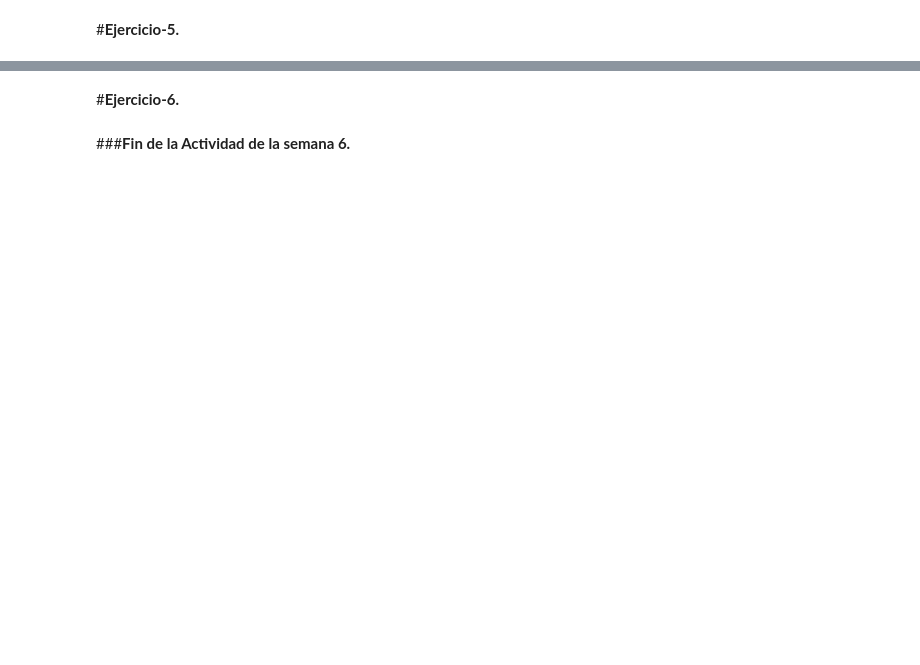
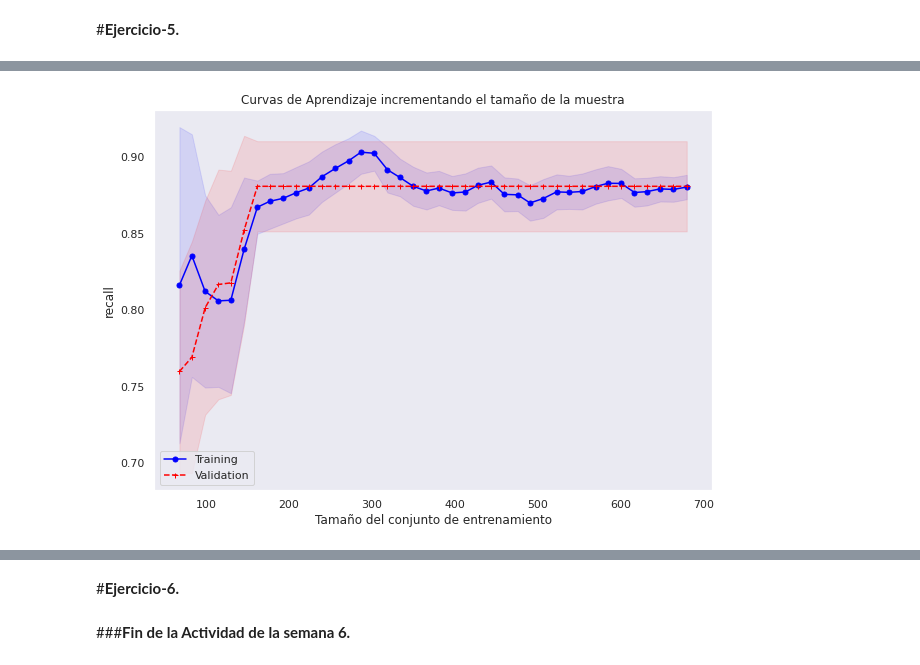
Before and after one commit to PosgradoMNA/IAAEquipo59, a Jupyter notebook: MNA_IAyAA_semana_6_Actividad_rev5.ipynb, the cells around one changed output, grey strips where cells are left out. Cells and saved outputs as stored; diff of their text form; code cells hidden in the pictures; blank space fills up the shorter version.

```diff
--- a/MNA_IAyAA_semana_6_Actividad_rev5.ipynb
+++ b/MNA_IAyAA_semana_6_Actividad_rev5.ipynb
@@ -645,0 +809,11 @@ Métrica utilizada: make_scorer(mi_fscore)
+# %%
+#Búsqueda de hiperparámetros para Decision Tree: ccp_alpha, criterion, max_depth, min_samples_split y class_weight.
+##Uso de métrica Precisión
+dicc_grid = {'model__ccp_alpha':np.linspace(0.0001, 100, 2),
+             'model__criterion':['gini', 'entropy', 'log_loss'],
+             'model__max_depth':np.linspace(1, 1000, 2,dtype=int),
+             'model__min_samples_split':np.linspace(0.000001, 100, 2),
+             'model__class_weight':['balanced',None],
+             }
+# 5.C Gridsearh de Decision Tree con métrica Precision
+DT_grid = grid_search(modelos[1], Xtrain, Ytrain, Kfold, dicc_grid, make_scorer(mi_precision))
@@ -645,0 +841,9 @@ Métrica utilizada: make_scorer(mi_fscore)
+# %%
+#Gráfica con hiperparámetros encontrados
+mi_GridPlot (DecisionTreeClassifier( ccp_alpha=DT_grid.best_params_.get('model__ccp_alpha'),
+                            class_weight=DT_grid.best_params_.get('model__class_weight'),
+                            criterion=DT_grid.best_params_.get('model__criterion'),
+            max_depth=DT_grid.best_params_.get('model__max_depth'),
+            min_samples_split=DT_grid.best_params_.get('model__min_samples_split')),Xtrain,Ytrain,i=4)
+# %% [output]
+[figure, added]
```
Also changed, not shown: parts of 12 cells of this notebook.
